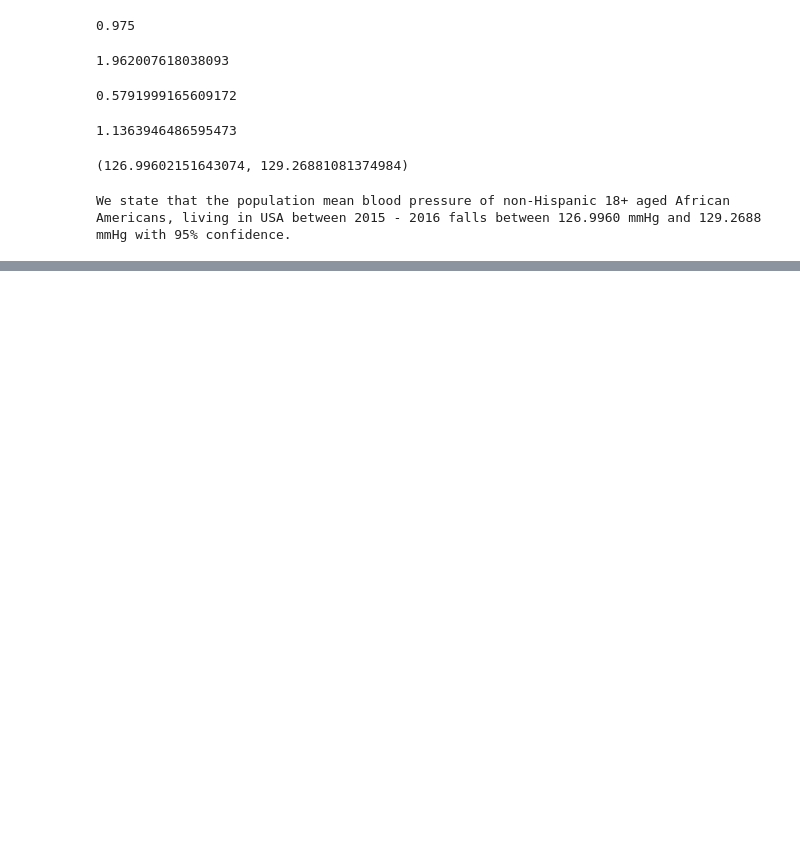
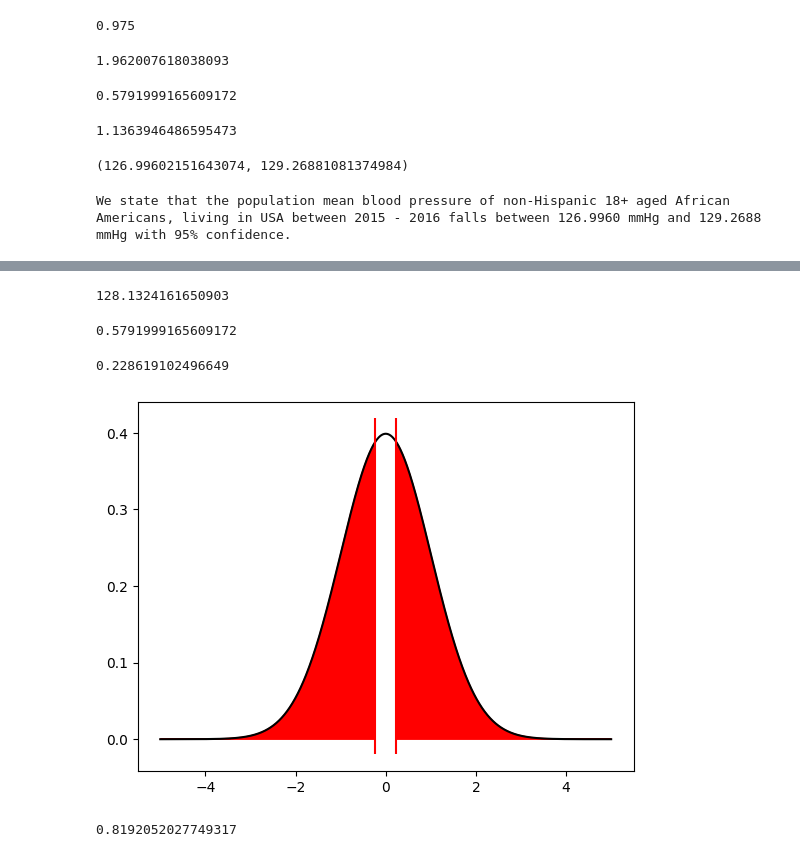
Before and after one commit to anoban/Inferential-Statistical-Analysis-with-Python, a Jupyter notebook: anoban/Descriptive Inference Examples for Single Variables Using Confidence Intervals.ipynb, the cells around one changed output, grey strips where cells are left out. Cells and saved outputs as stored; diff of their text form; code cells hidden in the pictures; blank space fills up the shorter version.

```diff
--- a/anoban/Descriptive Inference Examples for Single Variables Using Confidence Intervals.ipynb
+++ b/anoban/Descriptive Inference Examples for Single Variables Using Confidence Intervals.ipynb
@@ -186,0 +245,45 @@ We state that the population mean blood pressure of non-Hispanic 18+ aged Africa
+# %%
+# Significance level 0.05 (5%)
+
+# Null hypothesis: The mean systolic blood pressure for non-Hispanic African americans aged 18+ living in the US, between 2015 - 2016 is 128 mmHg.
+
+# Alternative hypothesis: The mean systolic blood pressure for non-Hispanic African americans aged 18+ living in the US, between 2015 - 2016 is
+# not 128 mmHg. (two tailed)
+
+# Our best estimate is the sample mean,
+
+best_est = bpress.mean()
+best_est
+# %% [output]
+128.1324161650903
+# %%
+# standard error
+
+stderr = bpress.std() / np.sqrt(bpress.size)
+stderr
+# %% [output]
+0.5791999165609172
+# %%
+# test statistic
+
+tstat = (best_est - 128) / stderr
+tstat
+# %% [output]
+0.228619102496649
+# %%
+x = np.linspace(-5, 5, num = 1000)
+tpdfs = t.pdf(x, df = x.size - 1)
+
+fig, axes = plt.subplots()
+axes.plot(x, tpdfs, color = "black")
+ymin, ymax = axes.get_ybound()
+axes.vlines([-tstat, tstat], ymin, ymax, color = "red")
+axes.fill_between(x = z, y1 = 0, y2 = tpdfs, where = (z <= -tstat) | (z >= tstat), color = "red")
+plt.show()
+# %% [output]
+[figure, added]
+# %%
+p = 2 * (1 - t.cdf(tstat, df = bpress.size - 1))
+p
+# %% [output]
+0.8192052027749317
```
Also changed, not shown: parts of 10 cells of this notebook.
